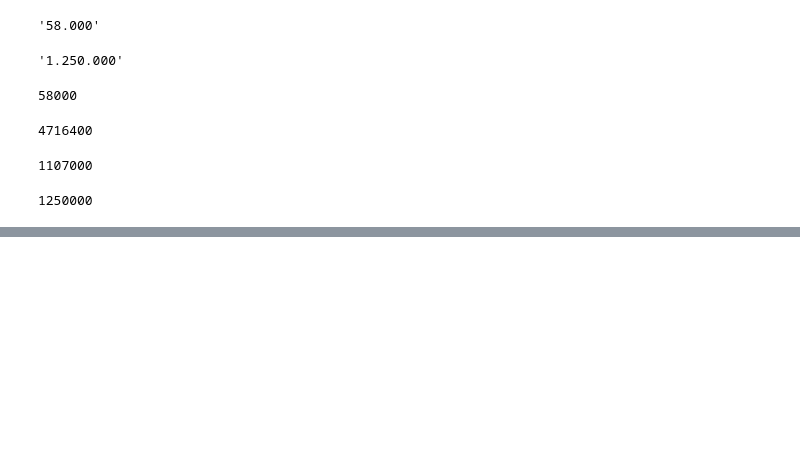
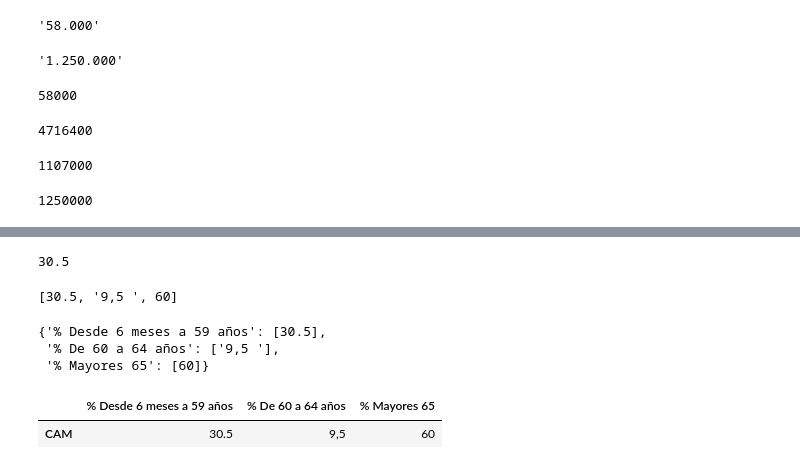
Before and after one commit to JMGONB/DS_0620, a Jupyter notebook: mi_proyecto_agosto/src/utils/vacunas.ipynb, the cells around one changed output, grey strips where cells are left out. Cells and saved outputs as stored; diff of their text form; code cells hidden in the pictures; blank space fills up the shorter version.

```diff
--- a/mi_proyecto_agosto/src/utils/vacunas.ipynb
+++ b/mi_proyecto_agosto/src/utils/vacunas.ipynb
@@ -193,0 +381,26 @@ gasto_vacunas.rename(index={0:'CCAAMM'})
+# %%
+de_6m_59=int(float(de_6m_59))/10
+de_6m_59
+# %% [output]
+30.5
+# %%
+porcentajes=[de_6m_59,de_60_64,valor_mayor_65,]
+porcentajes
+# %% [output]
+[30.5, '9,5 ', 60]
+# %%
+porcentaje_edades=["% Desde 6 meses a 59 años","% De 60 a 64 años","% Mayores 65"]
+# %%
+data3={porcentaje_edades[0]:[de_6m_59],porcentaje_edades[1]:[de_60_64],porcentaje_edades[2]:[valor_mayor_65]}
+data3
+# %% [output]
+{'% Desde 6 meses a 59 años': [30.5],
+ '% De 60 a 64 años': ['9,5 '],
+ '% Mayores 65': [60]}
+# %%
+vacunacion_edades=pd.DataFrame(data3)
+# %%
+vacunacion_edades.rename(index={0:'CAM'})
+# %% [output]
+|  | % Desde 6 meses a 59 años | % De 60 a 64 años | % Mayores 65 |
+| CAM | 30.5 | 9,5 | 60 |
```
Also changed, not shown: parts of 50 cells of this notebook.
